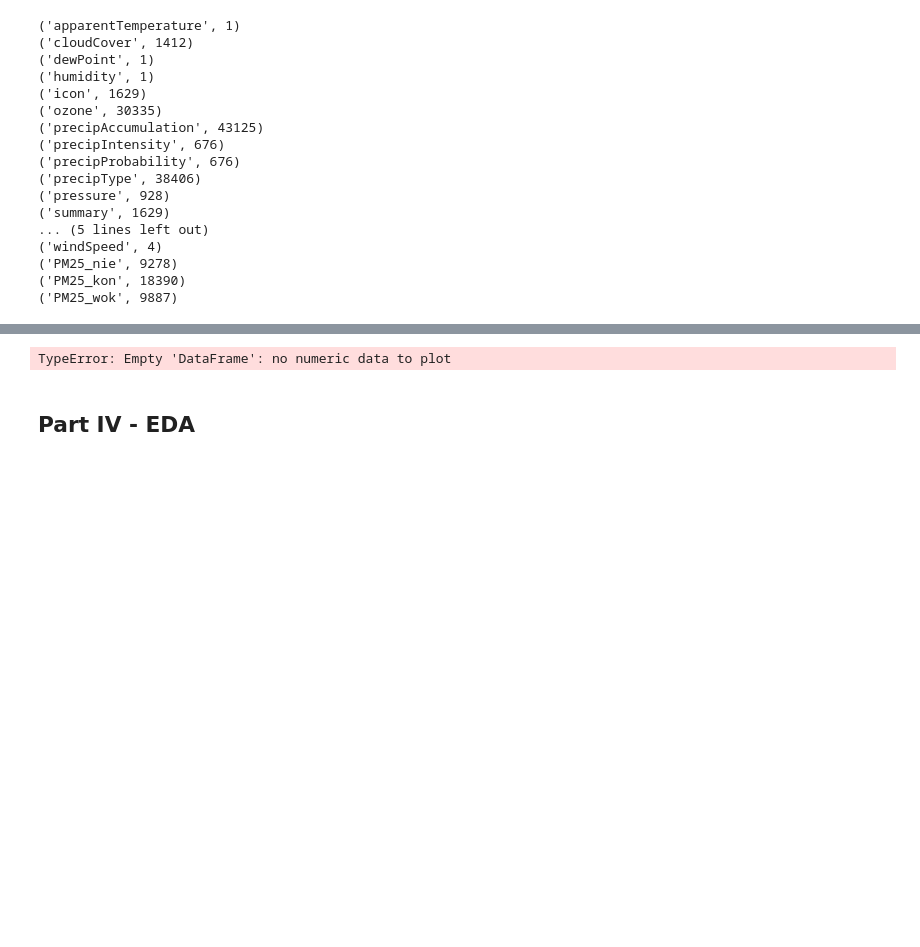
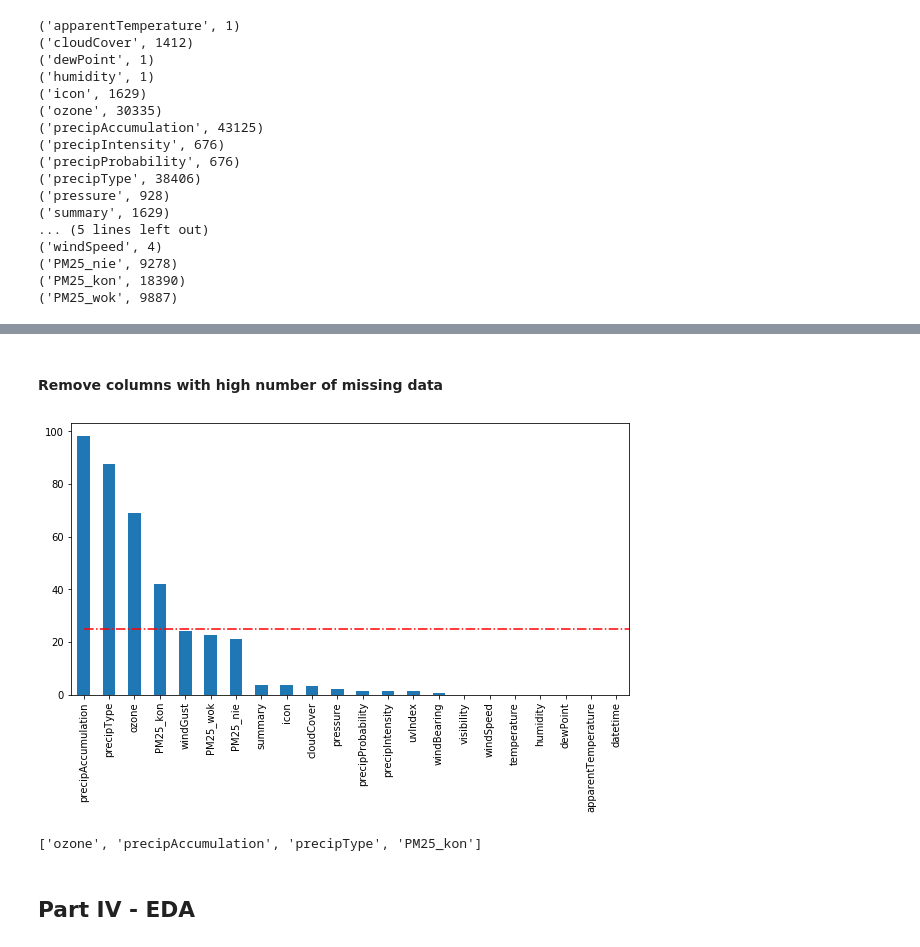
Before and after one commit to mattzajac/DataWorkshop_Competition_Warsaw_Air_Pollution, a Jupyter notebook: Warsaw Air Pollution EDA.ipynb, the cells around one changed output, grey strips where cells are left out. Cells and saved outputs as stored; diff of their text form; code cells hidden in the pictures; blank space fills up the shorter version.

Commit message:
Remove columns with high % of missing data

```diff
--- a/Warsaw Air Pollution EDA.ipynb
+++ b/Warsaw Air Pollution EDA.ipynb
@@ -382,3 +382,19 @@ df[30291:30296]
 | 30293 | 2018-06-15 05:00:00 | NaN | NaN | NaN | NaN | NaN | NaN | NaN | ... |
 | 30294 | 2018-06-15 06:00:00 | 66.01 | NaN | 55.46 | 0.69 | NaN | NaN | NaN | ... |
 | 30295 | 2018-06-15 07:00:00 | 69.61 | NaN | 55.46 | 0.61 | NaN | NaN | NaN | ... |
+# %% [markdown]
+#### Remove columns with high number of missing data
+# %%
+# perform an assessment of how much missing data there is in each column of the dataset.
+
+missing_perc =( (df.isnull().sum()/df.shape[0]) * 100 ).sort_values(ascending=False)
+missing_perc.plot.bar(figsize=(10,5), color=base_color)
+plt.hlines(xmin=df.index.min(), xmax=df.index.max(), y=25, color='r', linestyle='-.');
+# %% [output]
+[figure, added]
+# %%
+# Remove columns with more than 25% of missing data from the dataset.
+outliers = [col for col in df.columns if missing_perc[col] > 25]
+outliers
+# %% [output]
+['ozone', 'precipAccumulation', 'precipType', 'PM25_kon']
@@ -394,11 +413,6 @@ df['year'] = df.date.dt.year
 # %%
 # divide a week to weekdays and weekends
 df['IsWeekend'] = df['weekday'].apply(lambda x: 0 if x <5 else 1)
-# %%
-gios.index = gios.datetime
-gios.MzWarAlNiepo.plot(figsize=(15, 5));
-# %% [output]
-TypeError: Empty 'DataFrame': no numeric data to plot
 # %%
 # mapping months to seasons
 seasons = ['Winter', 'Winter', 'Spring', 'Spring', 'Spring', 'Summer', 'Summer', 'Summer', 'Autumn', 'Autumn', 'Autumn', 1]
```
Also changed, not shown: parts of 1 cell of this notebook.
